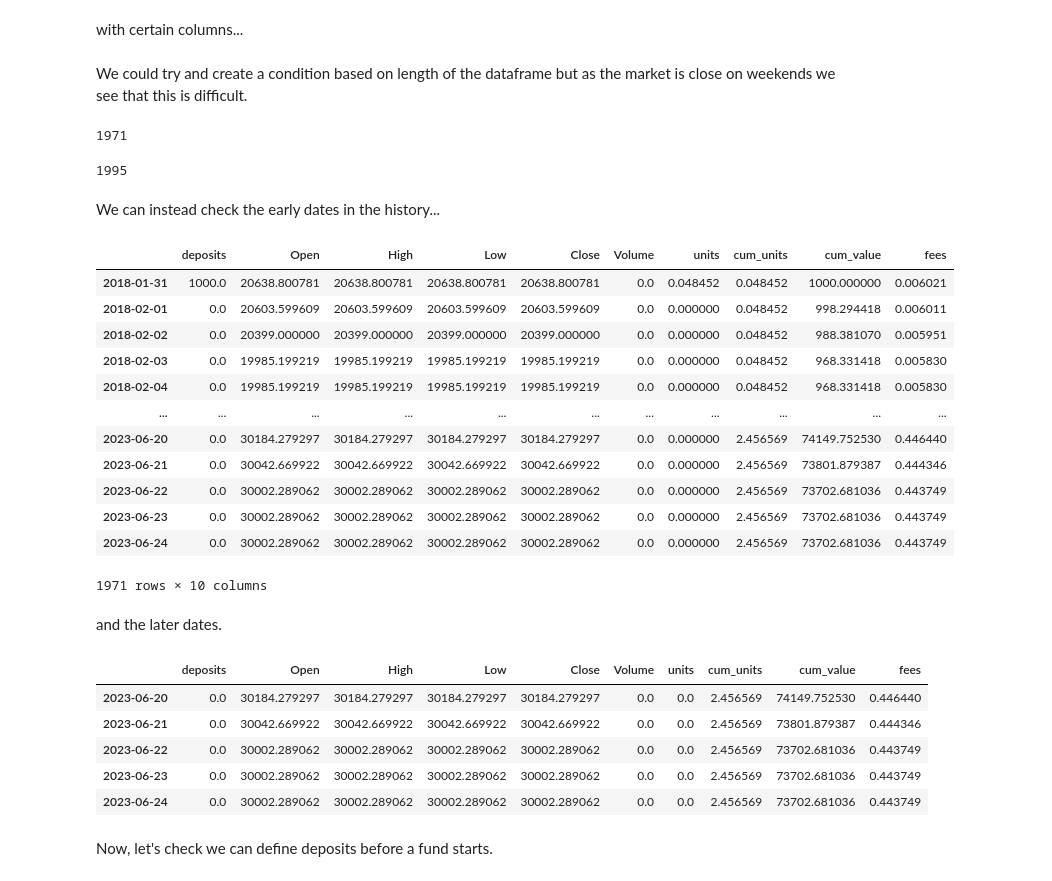
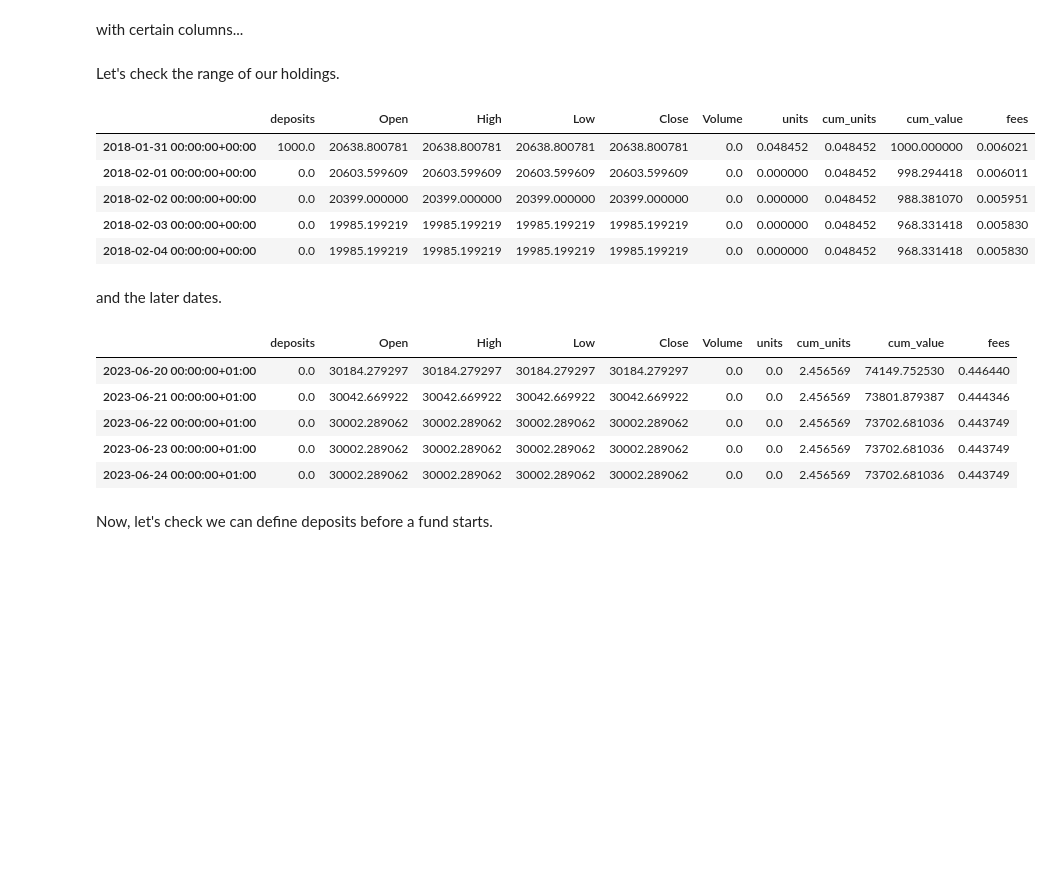
Before and after one commit to rsp34/portfolio-analysis, a Jupyter notebook: nbs/00_portfolio.ipynb, the cells around one changed output. Drawn from its saved outputs; the diff is of its cells as text; code cells hidden in the pictures; blank space fills up the shorter version.

```diff
--- a/nbs/00_portfolio.ipynb
+++ b/nbs/00_portfolio.ipynb
@@ -111,10 +73,10 @@ from datetime import datetime
 # %%
 #| export
-to_datetime = lambda date_string: datetime.strptime(date_string,"%d/%m/%Y")
+to_datetime = lambda date_string: pytz.timezone(str(get_localzone())).localize(datetime.strptime(date_string,"%d/%m/%Y"))
 def create_monthly_deposits(start:str,        # Date of the first montly deposit.
                             end:str,          # Date of the last monthly deposit
                             deposit:float):    # Value of monthly deposit
-    dti = pd.bdate_range(start=to_datetime(start),end=to_datetime(end),freq='BM')
+    dti = pd.bdate_range(start=to_datetime(start),end=to_datetime(end),freq='BM',tz=str(get_localzone()))
     deposits = [deposit]*len(dti)
     return pd.Series([deposit]*len(dti), index=dti, name='deposits')
 # %% [markdown]
@@ -230,6 +212,8 @@ class Holding:
         price_history = yf.Ticker(ticker).history(period='max', # valid periods: 1d,5d,1mo,3mo,6mo,1y,2y,5y,10y,ytd,max
                                                   interval='1d', # valid intervals: 1m,2m,5m,15m,30m,60m,90m,1h,1d,5d,1wk,1mo,3mo
                                                   actions=False)
+        price_history = price_history.tz_convert(str(get_localzone()))
+
         if price_history.shape[0] == 0:
             raise Exception(f"No fund data available for {ticker}")
 
@@ -245,8 +229,8 @@ class Holding:
         price_history = price_history.iloc[price_history.index >= deposits.index[0]]
 
         # Join and clean
-        self.history = pd.merge(deposits.to_frame(),price_history,left_index=True,right_index=True,how='outer')
-        dti = pd.date_range(start=self.history.index[0],end=datetime.now())
+        self.history = pd.merge(deposits,price_history,left_index=True,right_index=True,how='outer')
+        dti = pd.date_range(start=self.history.index[0],end=pytz.timezone(str(get_localzone())).localize(datetime.now()))
         self.history = self.history.reindex(dti)
         self.history['deposits'] = self.history['deposits'].fillna(0)
         self.history = self.history.fillna(method='bfill')
@@ -278,45 +262,28 @@ assert isinstance(single_holding.history, pd.DataFrame)
 with certain columns...
 # %%
 assert all([item in single_holding.history.columns for item in ['Open','High','Low','Close','deposits','units','cum_units','cum_value','fees']])
-# %% [markdown]
-We could try and create a condition based on length of the dataframe but as the market is close on weekends we see that this is difficult.
-# %%
-len(single_holding.history)
-# %% [output]
-1971
-# %%
-(yf.Ticker('0P0000TKZO.L').history(period='max',interval='1d',actions=False).index[-1]-to_datetime('04/01/2018')).days
-# %% [output]
-1995
 # %% [markdown]
-We can instead check the early dates in the history...
+Let's check the range of our holdings.
 # %%
-single_holding.history
+single_holding.history.head()
 # %% [output]
 |  | deposits | Open | High | Low | Close | Volume | units | cum_units | cum_value | fees |
-| 2018-01-31 | 1000.0 | 20638.800781 | 20638.800781 | 20638.800781 | 20638.800781 | 0.0 | 0.048452 | 0.048452 | 1000.000000 | 0.006021 |
-| 2018-02-01 | 0.0 | 20603.599609 | 20603.599609 | 20603.599609 | 20603.599609 | 0.0 | 0.000000 | 0.048452 | 998.294418 | 0.006011 |
-| 2018-02-02 | 0.0 | 20399.000000 | 20399.000000 | 20399.000000 | 20399.000000 | 0.0 | 0.000000 | 0.048452 | 988.381070 | 0.005951 |
-| 2018-02-03 | 0.0 | 19985.199219 | 19985.199219 | 19985.199219 | 19985.199219 | 0.0 | 0.000000 | 0.048452 | 968.331418 | 0.005830 |
-| 2018-02-04 | 0.0 | 19985.199219 | 19985.199219 | 19985.199219 | 19985.199219 | 0.0 | 0.000000 | 0.048452 | 968.331418 | 0.005830 |
-| ... | ... | ... | ... | ... | ... | ... | ... | ... | ... | ... |
-| 2023-06-20 | 0.0 | 30184.279297 | 30184.279297 | 30184.279297 | 30184.279297 | 0.0 | 0.000000 | 2.456569 | 74149.752530 | 0.446440 |
-| 2023-06-21 | 0.0 | 30042.669922 | 30042.669922 | 30042.669922 | 30042.669922 | 0.0 | 0.000000 | 2.456569 | 73801.879387 | 0.444346 |
-| 2023-06-22 | 0.0 | 30002.289062 | 30002.289062 | 30002.289062 | 30002.289062 | 0.0 | 0.000000 | 2.456569 | 73702.681036 | 0.443749 |
-| 2023-06-23 | 0.0 | 30002.289062 | 30002.289062 | 30002.289062 | 30002.289062 | 0.0 | 0.000000 | 2.456569 | 73702.681036 | 0.443749 |
-| 2023-06-24 | 0.0 | 30002.289062 | 30002.289062 | 30002.289062 | 30002.289062 | 0.0 | 0.000000 | 2.456569 | 73702.681036 | 0.443749 |
+| 2018-01-31 00:00:00+00:00 | 1000.0 | 20638.800781 | 20638.800781 | 20638.800781 | 20638.800781 | 0.0 | 0.048452 | 0.048452 | 1000.000000 | 0.006021 |
+| 2018-02-01 00:00:00+00:00 | 0.0 | 20603.599609 | 20603.599609 | 20603.599609 | 20603.599609 | 0.0 | 0.000000 | 0.048452 | 998.294418 | 0.006011 |
+| 2018-02-02 00:00:00+00:00 | 0.0 | 20399.000000 | 20399.000000 | 20399.000000 | 20399.000000 | 0.0 | 0.000000 | 0.048452 | 988.381070 | 0.005951 |
+| 2018-02-03 00:00:00+00:00 | 0.0 | 19985.199219 | 19985.199219 | 19985.199219 | 19985.199219 | 0.0 | 0.000000 | 0.048452 | 968.331418 | 0.005830 |
+| 2018-02-04 00:00:00+00:00 | 0.0 | 19985.199219 | 19985.199219 | 19985.199219 | 19985.199219 | 0.0 | 0.000000 | 0.048452 | 968.331418 | 0.005830 |
-1971 rows × 10 columns
 # %% [markdown]
 and the later dates.
 # %%
 single_holding.history.tail()
 # %% [output]
 |  | deposits | Open | High | Low | Close | Volume | units | cum_units | cum_value | fees |
-| 2023-06-20 | 0.0 | 30184.279297 | 30184.279297 | 30184.279297 | 30184.279297 | 0.0 | 0.0 | 2.456569 | 74149.752530 | 0.446440 |
-| 2023-06-21 | 0.0 | 30042.669922 | 30042.669922 | 30042.669922 | 30042.669922 | 0.0 | 0.0 | 2.456569 | 73801.879387 | 0.444346 |
-| 2023-06-22 | 0.0 | 30002.289062 | 30002.289062 | 30002.289062 | 30002.289062 | 0.0 | 0.0 | 2.456569 | 73702.681036 | 0.443749 |
-| 2023-06-23 | 0.0 | 30002.289062 | 30002.289062 | 30002.289062 | 30002.289062 | 0.0 | 0.0 | 2.456569 | 73702.681036 | 0.443749 |
-| 2023-06-24 | 0.0 | 30002.289062 | 30002.289062 | 30002.289062 | 30002.289062 | 0.0 | 0.0 | 2.456569 | 73702.681036 | 0.443749 |
+| 2023-06-20 00:00:00+01:00 | 0.0 | 30184.279297 | 30184.279297 | 30184.279297 | 30184.279297 | 0.0 | 0.0 | 2.456569 | 74149.752530 | 0.446440 |
+| 2023-06-21 00:00:00+01:00 | 0.0 | 30042.669922 | 30042.669922 | 30042.669922 | 30042.669922 | 0.0 | 0.0 | 2.456569 | 73801.879387 | 0.444346 |
+| 2023-06-22 00:00:00+01:00 | 0.0 | 30002.289062 | 30002.289062 | 30002.289062 | 30002.289062 | 0.0 | 0.0 | 2.456569 | 73702.681036 | 0.443749 |
+| 2023-06-23 00:00:00+01:00 | 0.0 | 30002.289062 | 30002.289062 | 30002.289062 | 30002.289062 | 0.0 | 0.0 | 2.456569 | 73702.681036 | 0.443749 |
+| 2023-06-24 00:00:00+01:00 | 0.0 | 30002.289062 | 30002.289062 | 30002.289062 | 30002.289062 | 0.0 | 0.0 | 2.456569 | 73702.681036 | 0.443749 |
 # %% [markdown]
 Now, let's check we can define deposits before a fund starts.
 # %%
```
Also changed, not shown: parts of 29 cells of this notebook, 4 other files.
